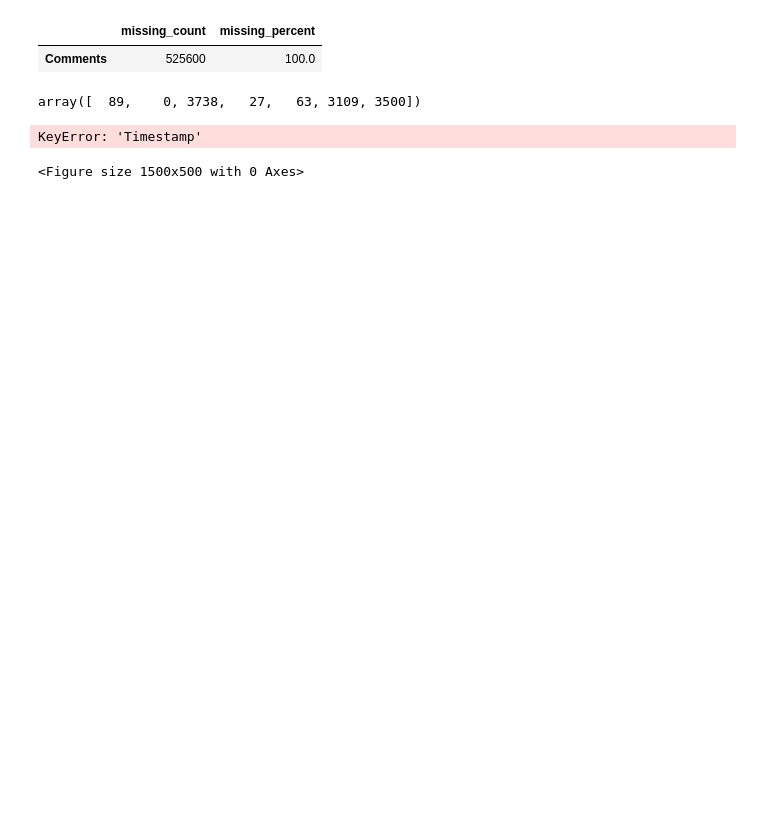
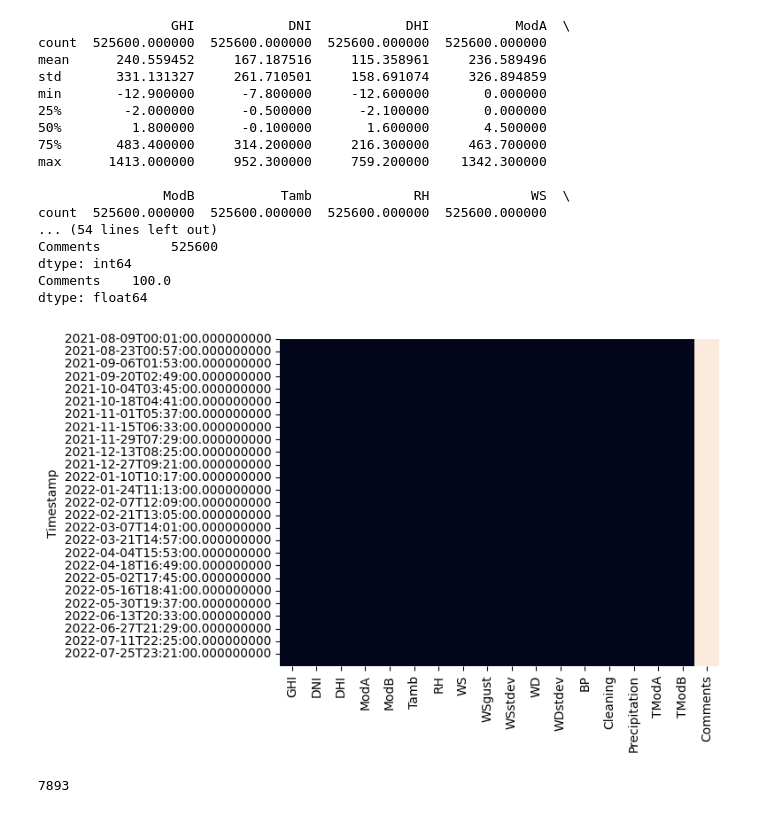
Before and after one commit to majilanIS/solar-challenge-week0, a Jupyter notebook: notebooks/benin_eda.ipynb, the cells around one changed output. Saved outputs shown, nothing was run; the diff lists cells and outputs as text; code cells hidden in the pictures; blank space fills up the shorter version.

Commit message:
EDA and cleaning for Benin solar dataset

```diff
--- a/notebooks/benin_eda.ipynb
+++ b/notebooks/benin_eda.ipynb
@@ -17,38 +21,42 @@ df.head()
-# %%
-# Summary stats for numeric columns
-df.describe()
-
-# Missing values
-missing_count = df.isna().sum()
-missing_percent = (missing_count / len(df)) * 100
-missing_report = pd.DataFrame({'missing_count': missing_count, 'missing_percent': missing_percent})
-missing_report[missing_report['missing_percent'] > 5]
-# %% [output]
-|  | missing_count | missing_percent |
-| Comments | 525600 | 100.0 |
-# %%
-numeric_cols = ['GHI','DNI','DHI','ModA','ModB','WS','WSgust']
-z_scores = np.abs(stats.zscore(df[numeric_cols].dropna()))
-outliers = (z_scores > 3).sum(axis=0)
-outliers
-# %% [output]
-array([  89,    0, 3738,   27,   63, 3109, 3500])
-# %%
-for col in numeric_cols:
-    median_val = df[col].median()
-    df[col] = df[col].fillna(median_val)
-    df.loc[np.abs(stats.zscore(df[col])) > 3, col] = median_val
-df.to_csv('../data/benin_clean.csv', index=False)
-# %%
-plt.figure(figsize=(15,5))
-plt.plot(df['Timestamp'], df['GHI'], label='GHI')
-plt.plot(df['Timestamp'], df['DNI'], label='DNI')
-plt.plot(df['Timestamp'], df['DHI'], label='DHI')
-plt.xlabel('Timestamp')
-plt.ylabel('Irradiance (W/m²)')
-plt.title('Solar Irradiance Over Time')
-plt.legend()
-plt.show()
-# %% [output]
-KeyError: 'Timestamp'
-<Figure size 1500x500 with 0 Axes>
+# %%
+#summary stastics and the missing values
+print(df.describe())
+missing = df.isna().sum()
+missing_pct = (missing / len(df)) * 100
+print(missing)
+print(missing_pct[missing_pct > 5])
+sns.heatmap(df.isnull(), cbar=False)
+plt.show()
+# %% [output]
+                 GHI            DNI            DHI           ModA  \
+count  525600.000000  525600.000000  525600.000000  525600.000000
+mean      240.559452     167.187516     115.358961     236.589496
+std       331.131327     261.710501     158.691074     326.894859
+min       -12.900000      -7.800000     -12.600000       0.000000
+25%        -2.000000      -0.500000      -2.100000       0.000000
+50%         1.800000      -0.100000       1.600000       4.500000
+75%       483.400000     314.200000     216.300000     463.700000
+max      1413.000000     952.300000     759.200000    1342.300000
+
+                ModB           Tamb             RH             WS  \
+count  525600.000000  525600.000000  525600.000000  525600.000000
+... (54 lines left out)
+Comments         525600
+dtype: int64
+Comments    100.0
+dtype: float64
+[figure, added]
+# %%
+#outlier detections
+key_cols = ['GHI', 'DNI', 'DHI', 'ModA', 'ModB', 'WS', 'WSgust']
+for col in ['GHI', 'DNI', 'DHI', 'ModA', 'ModB']:
+    df[col] = df[col].clip(lower=0)
+for col in key_cols:
+    df[col] = df[col].fillna(df[col].median())
+z_scores = np.abs(stats.zscore(df[key_cols]))
+outliers = (z_scores > 3).any(axis=1)
+print(outliers.sum())
+df_clean = df[~outliers].copy()
+df_clean.to_csv('../data/benin_clean.csv')
+# %% [output]
+7893
```
Also changed, not shown: parts of 6 cells of this notebook, 3 other files.
